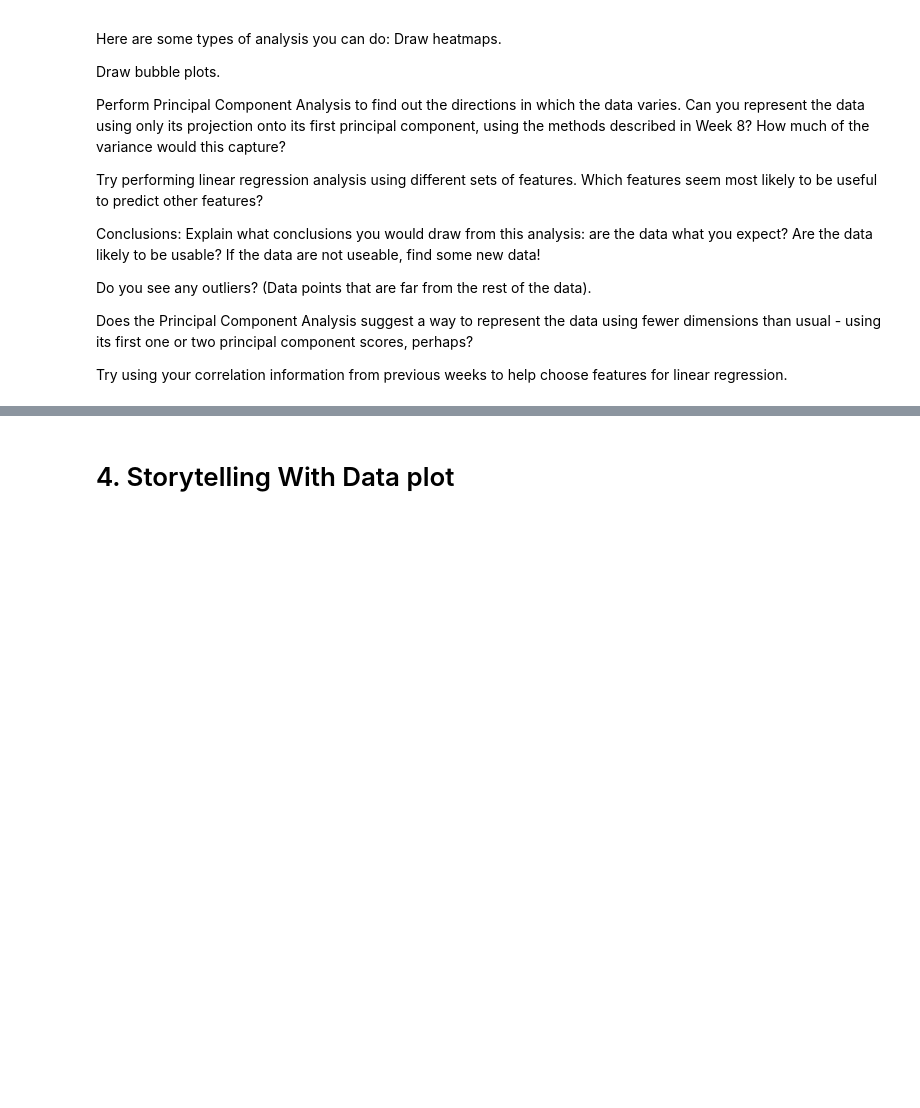
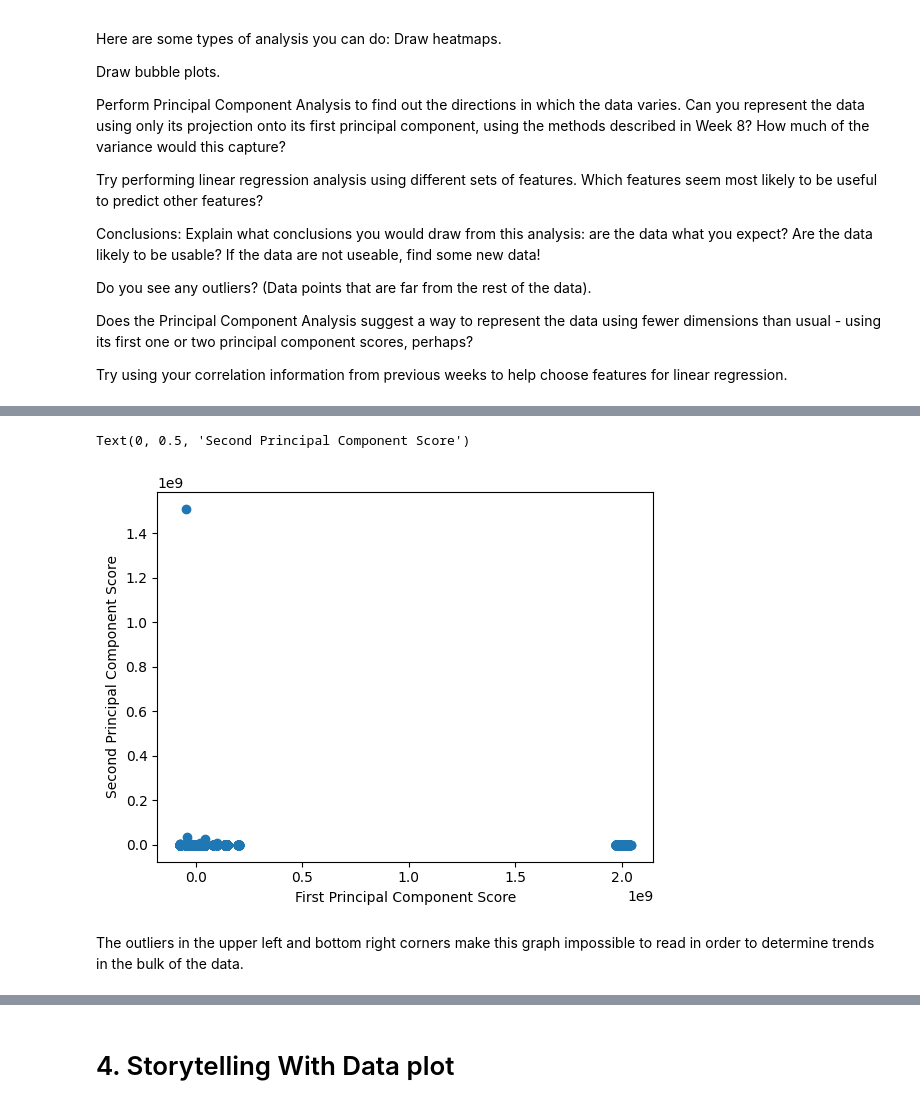
Before and after one commit to laura-mills97/OMDS-ModB2-Week9-Mills-Laura, a Jupyter notebook: Week9.ipynb, the cells around one changed output, grey strips where cells are left out. Drawn from its saved outputs; the diff is of its cells as text; code cells hidden in the pictures; blank space fills up the shorter version.

```diff
--- a/Week9.ipynb
+++ b/Week9.ipynb
@@ -63,0 +147,5 @@ Try using your correlation information from previous weeks to help choose featur
+# %%
+pca = decomposition.PCA(n_components=2)
+pca.fit(austin_data_numeric)
+
+print(f"PC1 {pca.explained_variance_ratio_[0]}")
@@ -63,0 +177,12 @@ Try using your correlation information from previous weeks to help choose featur
+# %%
+scores = pca.transform(austin_data_numeric)
+first_principal_component_score1 = scores[:, 0]
+second_principal_component_score1 = scores[:, 1]
+plt.scatter(first_principal_component_score1, second_principal_component_score1)
+plt.xlabel("First Principal Component Score")
+plt.ylabel("Second Principal Component Score")
+# %% [output]
+Text(0, 0.5, 'Second Principal Component Score')
+[figure, added]
+# %% [markdown]
+The outliers in the upper left and bottom right corners make this graph impossible to read in order to determine trends in the bulk of the data.
```
Also changed, not shown: parts of 18 cells of this notebook.
